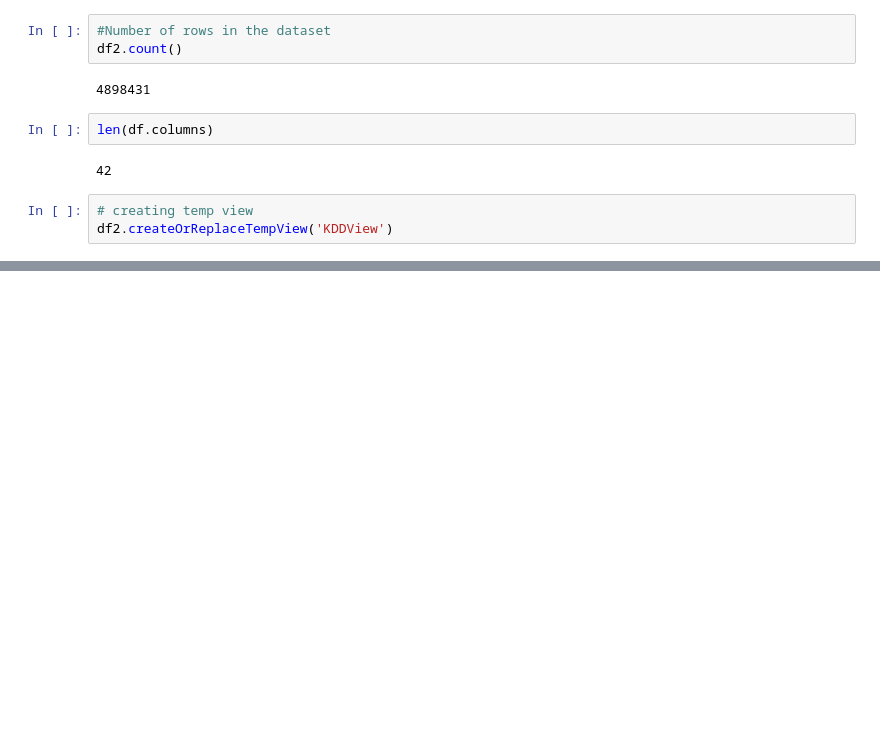
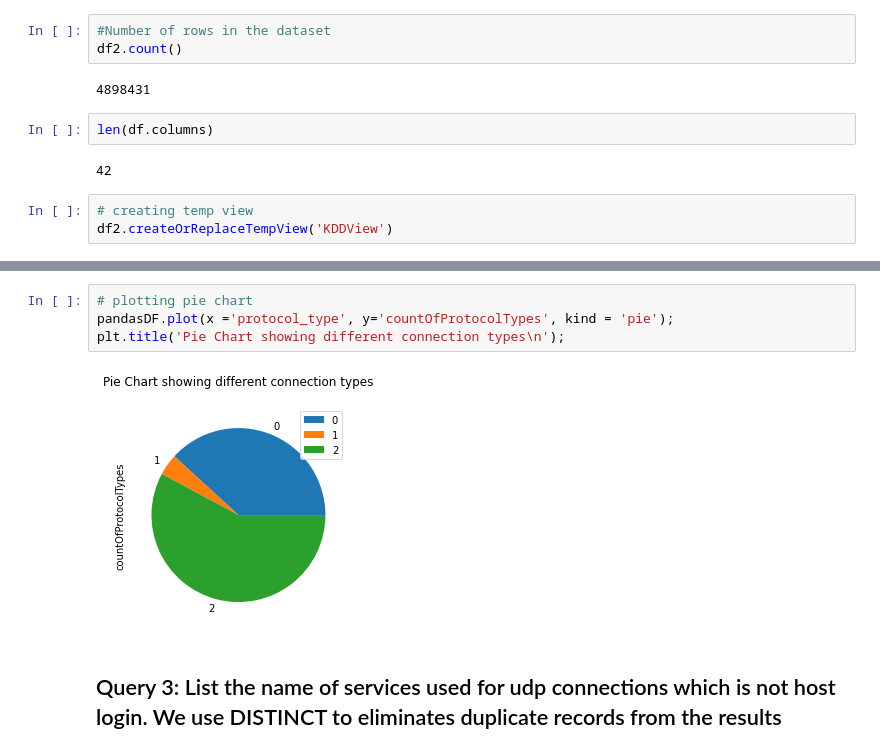
Before and after one commit to A-Nuru/KDDCupSparkSQL, a Jupyter notebook: KDDCupSparkSQL.ipynb, the cells around one changed output, grey strips where cells are left out. Cells and saved outputs as stored; diff of their text form; blank space fills up the shorter version.

```diff
--- a/KDDCupSparkSQL.ipynb
+++ b/KDDCupSparkSQL.ipynb
@@ -134,0 +223,8 @@ df2.createOrReplaceTempView('KDDView')
+# %%
+# plotting pie chart
+pandasDF.plot(x ='protocol_type', y='countOfProtocolTypes', kind = 'pie');
+plt.title('Pie Chart showing different connection types\n');
+# %% [output]
+[figure, added]
+# %% [markdown]
+## Query 3: List the name of services used for udp connections which is not host login. We use DISTINCT to eliminates duplicate records from the results
```
Also changed, not shown: parts of 24 cells of this notebook.
